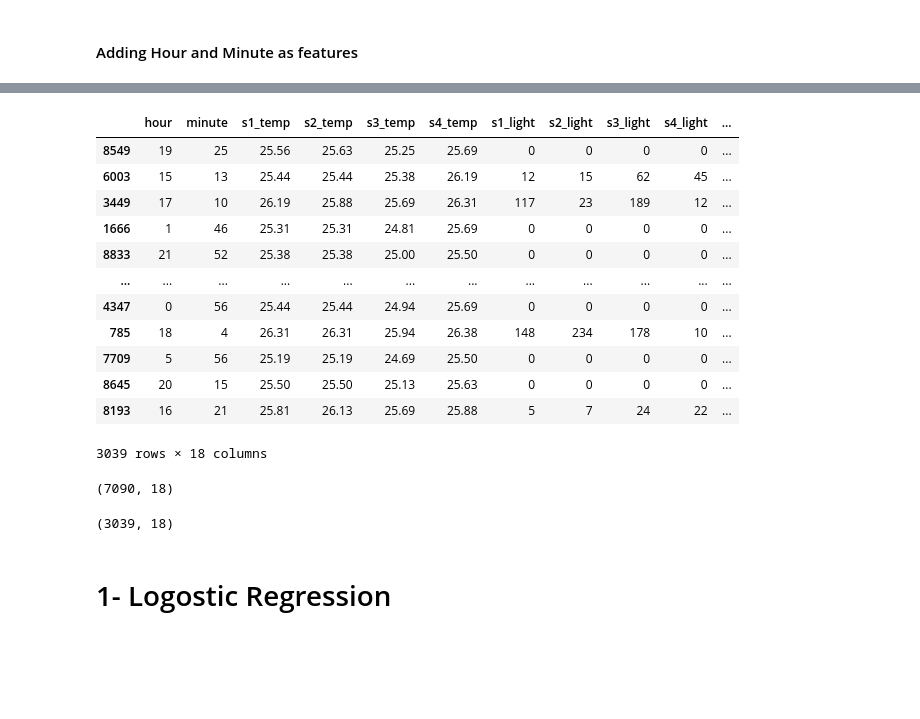
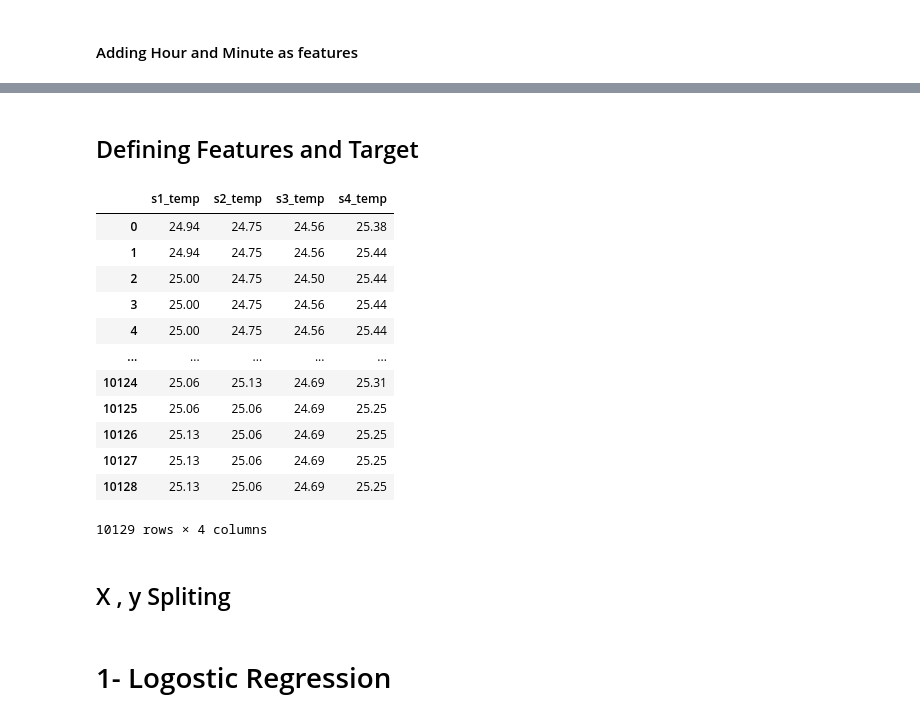
Before and after one commit to Mahyar-Fazelzadeh/occupency_counting_by_sensors_classification_problem, a Jupyter notebook: room_occupancy_estimation.ipynb, the cells around one changed output, grey strips where cells are left out. Saved outputs shown, nothing was run; the diff lists cells and outputs as text; code cells hidden in the pictures; blank space fills up the shorter version.

```diff
--- a/room_occupancy_estimation.ipynb
+++ b/room_occupancy_estimation.ipynb
@@ -207,24 +117,42 @@ X_train
-# %%
-X_test
-# %% [output]
-|  | hour | minute | s1_temp | s2_temp | s3_temp | s4_temp | s1_light | s2_light | s3_light | s4_light | ... |
-| 8549 | 19 | 25 | 25.56 | 25.63 | 25.25 | 25.69 | 0 | 0 | 0 | 0 | ... |
-| 6003 | 15 | 13 | 25.44 | 25.44 | 25.38 | 26.19 | 12 | 15 | 62 | 45 | ... |
-| 3449 | 17 | 10 | 26.19 | 25.88 | 25.69 | 26.31 | 117 | 23 | 189 | 12 | ... |
-| 1666 | 1 | 46 | 25.31 | 25.31 | 24.81 | 25.69 | 0 | 0 | 0 | 0 | ... |
-| 8833 | 21 | 52 | 25.38 | 25.38 | 25.00 | 25.50 | 0 | 0 | 0 | 0 | ... |
-| ... | ... | ... | ... | ... | ... | ... | ... | ... | ... | ... | ... |
-| 4347 | 0 | 56 | 25.44 | 25.44 | 24.94 | 25.69 | 0 | 0 | 0 | 0 | ... |
-| 785 | 18 | 4 | 26.31 | 26.31 | 25.94 | 26.38 | 148 | 234 | 178 | 10 | ... |
-| 7709 | 5 | 56 | 25.19 | 25.19 | 24.69 | 25.50 | 0 | 0 | 0 | 0 | ... |
-| 8645 | 20 | 15 | 25.50 | 25.50 | 25.13 | 25.63 | 0 | 0 | 0 | 0 | ... |
-| 8193 | 16 | 21 | 25.81 | 26.13 | 25.69 | 25.88 | 5 | 7 | 24 | 22 | ... |
-3039 rows × 18 columns
-# %%
-X_train.shape
-# %% [output]
-(7090, 18)
-# %%
-X_test.shape
-# %% [output]
-(3039, 18)
+# %% [markdown]
+## Defining Features and Target
+# %%
+# All features
+X = data.iloc[:,2:-1]
+
+# Just Tempreture
+#,'s3_temp','s4_temp']
+X_temp = data[['s1_temp','s2_temp','s3_temp','s4_temp']]
+
+# Just Light
+X_light = data[['s1_light','s2_light','s3_light','s4_light']]
+
+# Just Sound
+X_sound = data[['s1_sound','s2_sound','s3_sound','s4_sound']]
+
+# Just CO2
+X_co2 = data[['s5_co2','s5_co2_slope']]
+
+# Just PIR
+X_pir = data[['s6_pir','s7_pir']]
+
+
+y = data.iloc[:,-1]
+# %%
+X_temp
+# %% [output]
+|  | s1_temp | s2_temp | s3_temp | s4_temp |
+| 0 | 24.94 | 24.75 | 24.56 | 25.38 |
+| 1 | 24.94 | 24.75 | 24.56 | 25.44 |
+| 2 | 25.00 | 24.75 | 24.50 | 25.44 |
+| 3 | 25.00 | 24.75 | 24.56 | 25.44 |
+| 4 | 25.00 | 24.75 | 24.56 | 25.44 |
+| ... | ... | ... | ... | ... |
+| 10124 | 25.06 | 25.13 | 24.69 | 25.31 |
+| 10125 | 25.06 | 25.06 | 24.69 | 25.25 |
+| 10126 | 25.13 | 25.06 | 24.69 | 25.25 |
+| 10127 | 25.13 | 25.06 | 24.69 | 25.25 |
+| 10128 | 25.13 | 25.06 | 24.69 | 25.25 |
+10129 rows × 4 columns
+# %% [markdown]
+## X , y Spliting
```
Also changed, not shown: parts of 20 cells of this notebook.
